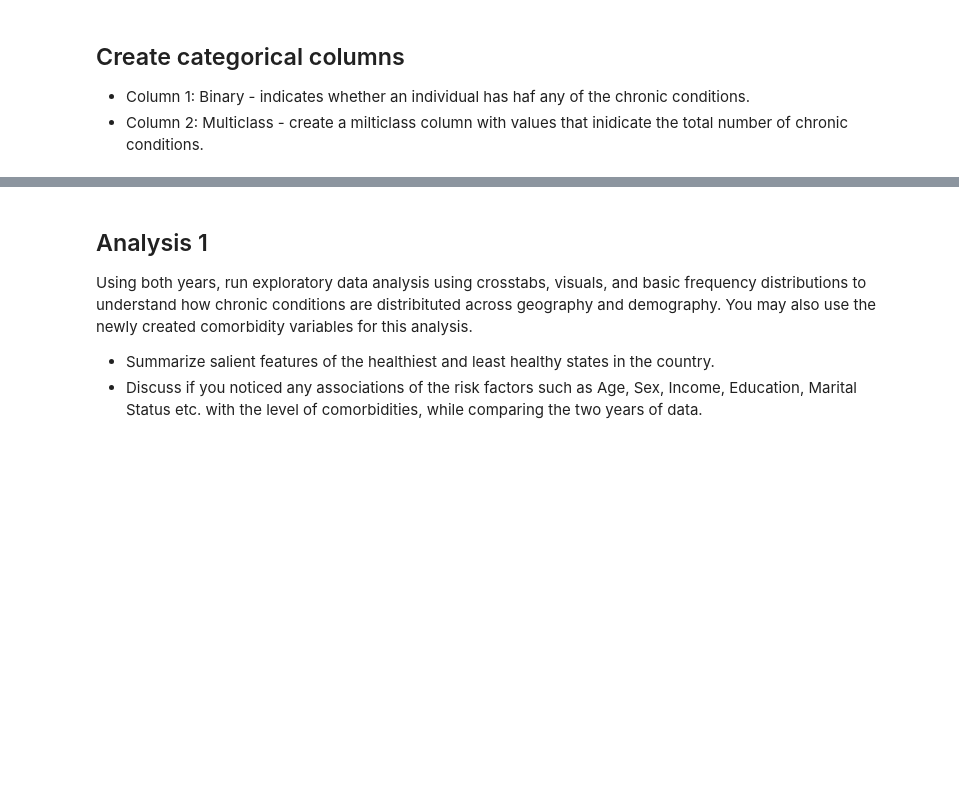
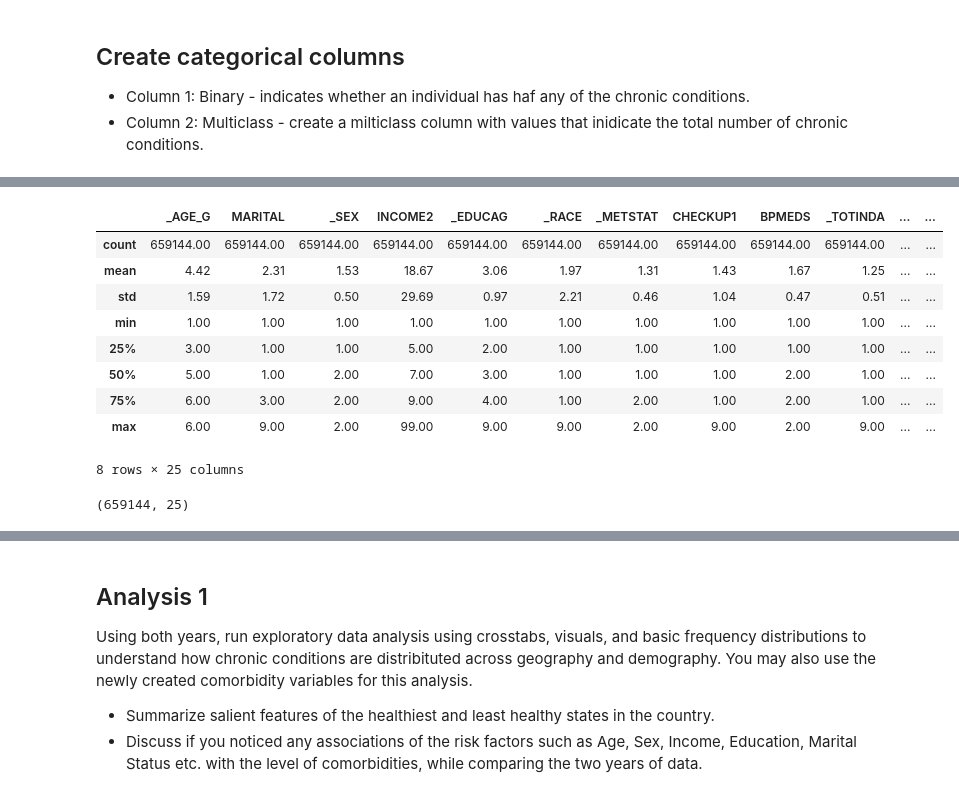
Before and after one commit to chansmi/Comprehensive-Supervised-Learning, a Jupyter notebook: HW6.ipynb, the cells around one changed output, grey strips where cells are left out. Saved outputs shown, nothing was run; the diff lists cells and outputs as text; code cells hidden in the pictures; blank space fills up the shorter version.

```diff
--- a/HW6.ipynb
+++ b/HW6.ipynb
@@ -41,0 +457,10 @@ Age: _AGE_G
+# %%
+###############################################################################################################################################################################
+'''                                                                   Convert Response Column for 2019/2021                                                                 '''
+###############################################################################################################################################################################
+## Multiclass Response from the Binary Comorbidities
+# First for 2019
+df_19_trim['Comorbidity'] = df_19_trim.apply(lambda row: 1 if row[18] == 1 else (1 if row[19] == 1 else (1 if row[20] == 1 else (1 if row[21] == 1 else (1 if row[22] == 1 else (1 if row[23] == 1 else 0))))), axis=1)
+
+# Then for 2021
+df_21_trim['Comorbidity'] = df_21_trim.apply(lambda row: 1 if row[18] == 1 else (1 if row[19] == 1 else (1 if row[20] == 1 else (1 if row[21] == 1 else (1 if row[22] == 1 else (1 if row[23] == 1 else 0))))), axis=1)
@@ -41,0 +469,22 @@ Age: _AGE_G
+# %%
+###############################################################################################################################################################################
+'''                                                            Check for missing values again for 2019/2021                                                                 '''
+###############################################################################################################################################################################
+# output how many NaN there is per column
+print('Missing values by field (Pre-Interpolate):')
+
+# Visualize the finished Data Frame
+with pd.option_context('display.max_rows', None, 'display.max_columns', None):
+    print(df_19_trim.isnull().sum(), '\n')
+    print(df_21_trim.isnull().sum(), '\n')
+
+# We can see that there is one column left in each that have a different name so let us fix this now
+df_21_trim = df_21_trim.rename(columns={'INCOME3': 'INCOME2'})
+
+# Recheck by visualizing the finished Data Frame
+with pd.option_context('display.max_rows', None, 'display.max_columns', None):
+    print(df_19_trim.isnull().sum(), '\n')
+    print(df_21_trim.isnull().sum(), '\n')
+
+# Final shape of DF's
+print('Final Shapes:\n', df_19_trim.shape, '\n', df_21_trim.shape)
@@ -41,0 +511,3 @@ Age: _AGE_G
+# %%
+df = pd.concat([df_19_trim, df_21_trim])
+df.head()
@@ -41,0 +522,17 @@ Age: _AGE_G
+# %%
+df.describe()
+# %% [output]
+|  | _AGE_G | MARITAL | _SEX | INCOME2 | _EDUCAG | _RACE | _METSTAT | CHECKUP1 | BPMEDS | _TOTINDA | ... | ... |
+| count | 659144.00 | 659144.00 | 659144.00 | 659144.00 | 659144.00 | 659144.00 | 659144.00 | 659144.00 | 659144.00 | 659144.00 | ... | ... |
+| mean | 4.42 | 2.31 | 1.53 | 18.67 | 3.06 | 1.97 | 1.31 | 1.43 | 1.67 | 1.25 | ... | ... |
+| std | 1.59 | 1.72 | 0.50 | 29.69 | 0.97 | 2.21 | 0.46 | 1.04 | 0.47 | 0.51 | ... | ... |
+| min | 1.00 | 1.00 | 1.00 | 1.00 | 1.00 | 1.00 | 1.00 | 1.00 | 1.00 | 1.00 | ... | ... |
+| 25% | 3.00 | 1.00 | 1.00 | 5.00 | 2.00 | 1.00 | 1.00 | 1.00 | 1.00 | 1.00 | ... | ... |
+| 50% | 5.00 | 1.00 | 2.00 | 7.00 | 3.00 | 1.00 | 1.00 | 1.00 | 2.00 | 1.00 | ... | ... |
+| 75% | 6.00 | 3.00 | 2.00 | 9.00 | 4.00 | 1.00 | 2.00 | 1.00 | 2.00 | 1.00 | ... | ... |
+| max | 6.00 | 9.00 | 2.00 | 99.00 | 9.00 | 9.00 | 2.00 | 9.00 | 2.00 | 9.00 | ... | ... |
+8 rows × 25 columns
+# %%
+df.shape
+# %% [output]
+(659144, 25)
```
Also changed, not shown: parts of 30 cells of this notebook.
